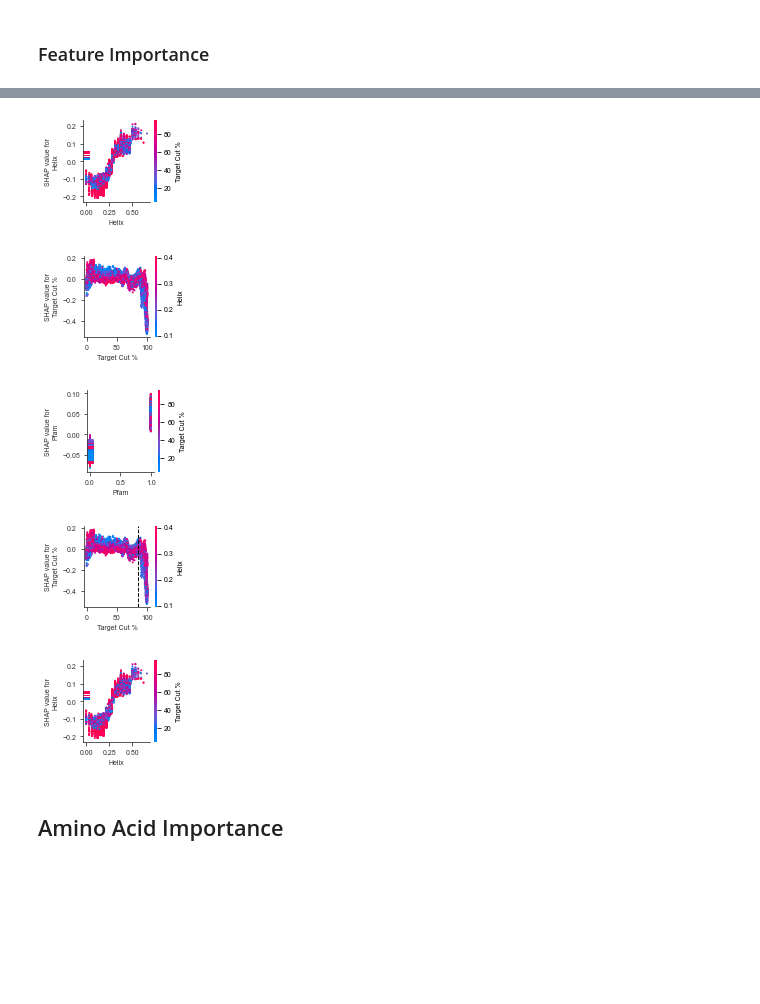
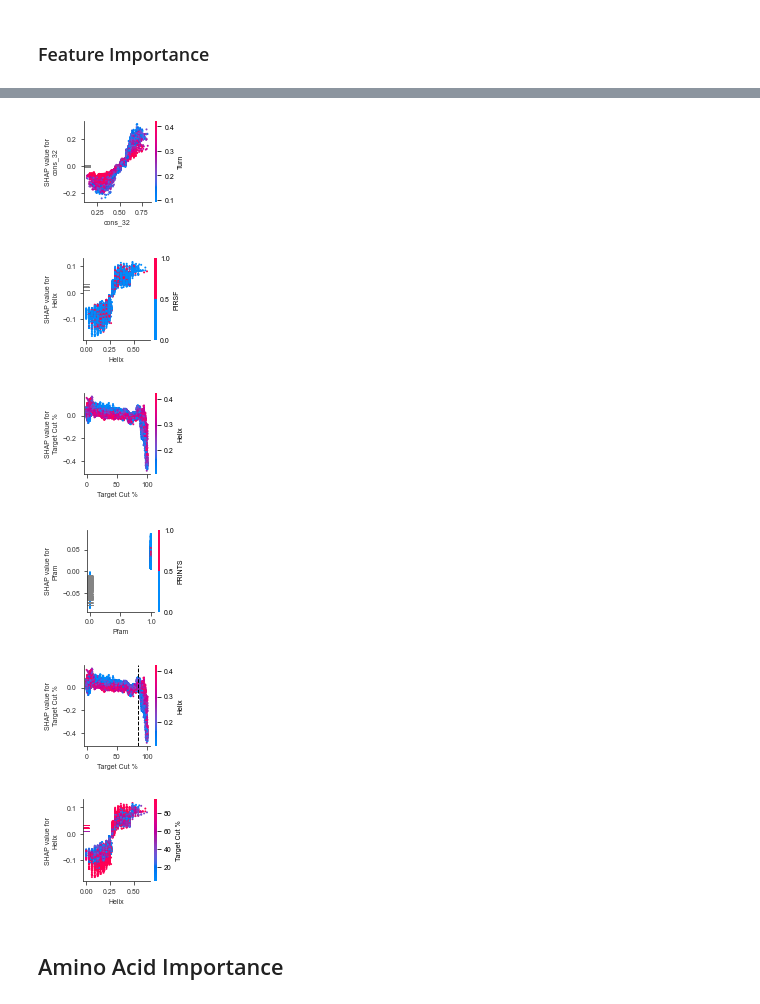
Before and after one commit to gpp-rnd/rs_dev, a Jupyter notebook: code/14_train_target_model.ipynb, the cells around one changed output, grey strips where cells are left out. Drawn from its saved outputs; the diff is of its cells as text; code cells hidden in the pictures; blank space fills up the shorter version.

Commit message:
code (target_model): conservation scores

```diff
--- a/code/14_train_target_model.ipynb
+++ b/code/14_train_target_model.ipynb
@@ -182,12 +182,12 @@ sg_df_residuals['Residual Activity'] = sg_df_residuals['sgRNA Activity'] - sg_df
 # %%
 ## Training Model
 # %%
-features = ['position', 'aa', 'domain']
+features = ['position', 'aa', 'domain', 'conservation']
 aa_features = ['Pos. Ind. 1mer', 'Hydrophobicity', 'Aromaticity',
                'Isoelectric Point', 'Secondary Structure']
 aa_width = 16
-cons_small_width = 4
-cons_large_width = 32
+cons_small_width = 2
+cons_large_width = 16
 n_trials = 50
 # %%
 study = optuna.create_study(direction='maximize',
@@ -352,22 +351,18 @@ for feature in top_features['feature']:
 ... (8 outputs left out)
 # %%
-interesting_features = ['Helix', 'Target Cut %', 'Pfam']
+interesting_features = ['cons_32', 'Helix', 'Target Cut %', 'Pfam']
 # %%
-from importlib import reload
-import core
-reload(core)
-from core import dependence_legacy
-
 for ft in interesting_features:
     dependence_legacy(ft, shap_values, X_train, show=False, dot_size=4,
                       default_fig_size=(1.5, 1.5),
                       text_size=7, legend_aspect=30,
                       nan_width=1)
     gpplot.savefig('../figures/target_shap_' + ft + '_plot.pdf', dpi=300)
 # %% [output]
-[figure, old version]
+[figure, new version]
-[figure, old version]
+[figure, new version]
-[figure, old version]
+[figure, new version]
+[figure, added]
 # %%
 dependence_legacy('Target Cut %', shap_values, X_train, show=False, dot_size=4,
                       default_fig_size=(1.5, 1.5),
@@ -377,7 +372,7 @@ plt.axvline(x=85, linestyle='--',
             color='black', linewidth=1)
 gpplot.savefig('../figures/target_shap_' + 'Target Cut %' + '_plot.pdf', dpi=300)
 # %% [output]
-[figure, old version]
+[figure, new version]
 # %%
 dependence_legacy('Helix', shap_values, X_train, show=False, dot_size=4,
                       default_fig_size=(1.5, 1.5),
@@ -385,7 +380,7 @@ dependence_legacy('Helix', shap_values, X_train, show=False, dot_size=4,
                       nan_width=1, interaction_index='Target Cut %')
 gpplot.savefig('../figures/target_shap_' + 'Helix' + '_plot.pdf', dpi=300)
 # %% [output]
-[figure, old version]
+[figure, new version]
 # %% [markdown]
 ## Amino Acid Importance
 # %%
```
Also changed, not shown: parts of 9 cells of this notebook, 3 other files.
